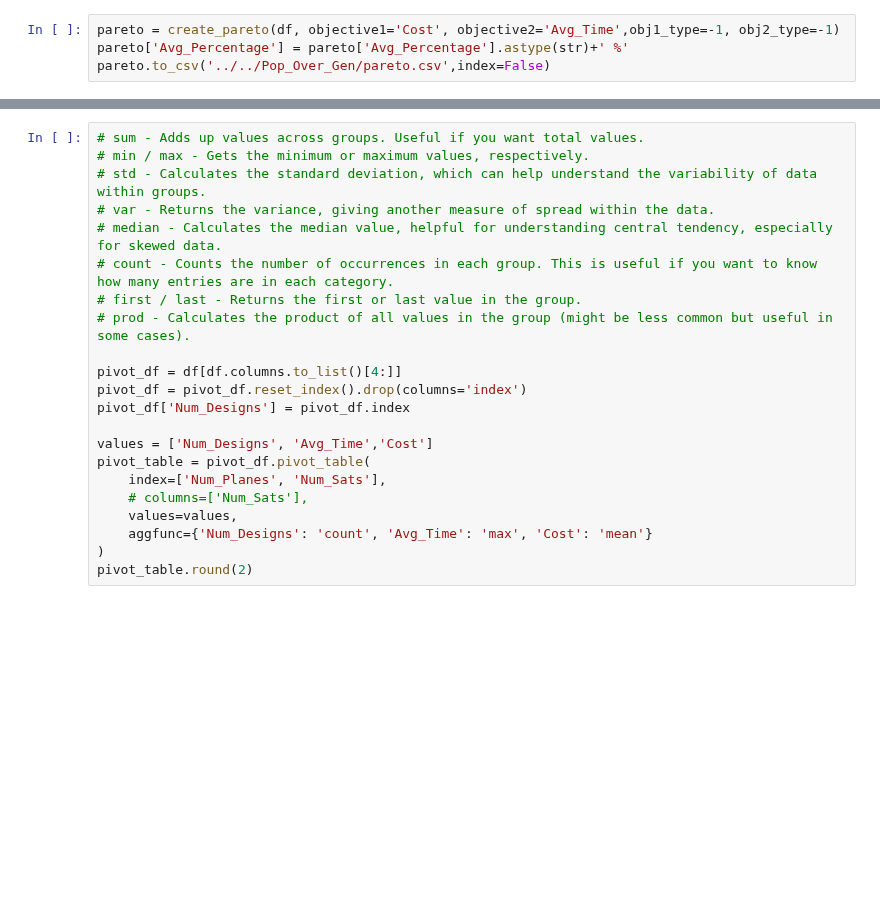
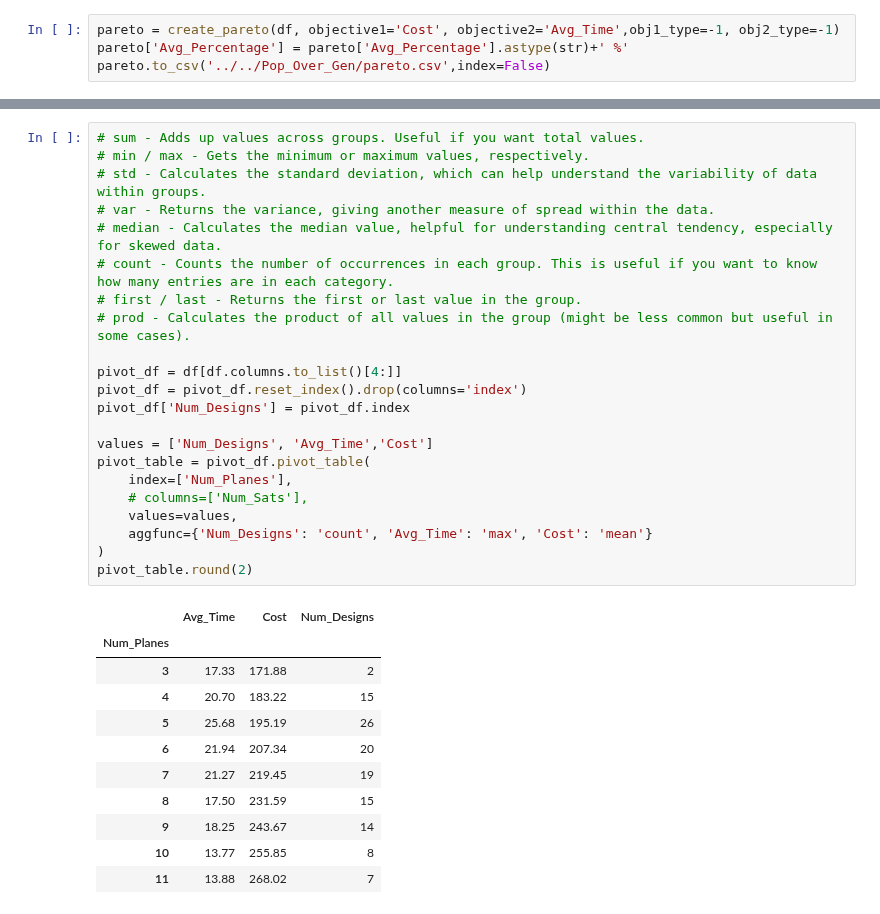
Before and after one commit to jjermstad24/STK_Simulation_Code, a Jupyter notebook: Subteam_Directories/OCD/Results.ipynb, the cells around one changed output, grey strips where cells are left out. Cells and saved outputs as stored; diff of their text form; blank space fills up the shorter version.

```diff
--- a/Subteam_Directories/OCD/Results.ipynb
+++ b/Subteam_Directories/OCD/Results.ipynb
@@ -35,22 +37,34 @@ df.to_csv('../../Pop_Over_Gen/historical.csv', index=False)
 # %%
 # sum - Adds up values across groups. Useful if you want total values.
 # min / max - Gets the minimum or maximum values, respectively.
 # std - Calculates the standard deviation, which can help understand the variability of data within groups.
 # var - Returns the variance, giving another measure of spread within the data.
 # median - Calculates the median value, helpful for understanding central tendency, especially for skewed data.
 # count - Counts the number of occurrences in each group. This is useful if you want to know how many entries are in each category.
 # first / last - Returns the first or last value in the group.
 # prod - Calculates the product of all values in the group (might be less common but useful in some cases).
 
 pivot_df = df[df.columns.to_list()[4:]]
 pivot_df = pivot_df.reset_index().drop(columns='index')
 pivot_df['Num_Designs'] = pivot_df.index
 
 values = ['Num_Designs', 'Avg_Time','Cost']
 pivot_table = pivot_df.pivot_table(
-    index=['Num_Planes', 'Num_Sats'],
+    index=['Num_Planes'],
     # columns=['Num_Sats'],
     values=values,
     aggfunc={'Num_Designs': 'count', 'Avg_Time': 'max', 'Cost': 'mean'}
 )
 pivot_table.round(2)
+# %% [output]
+|  | Avg_Time | Cost | Num_Designs |
+| Num_Planes |  |  |  |
+| 3 | 17.33 | 171.88 | 2 |
+| 4 | 20.70 | 183.22 | 15 |
+| 5 | 25.68 | 195.19 | 26 |
+| 6 | 21.94 | 207.34 | 20 |
+| 7 | 21.27 | 219.45 | 19 |
+| 8 | 17.50 | 231.59 | 15 |
+| 9 | 18.25 | 243.67 | 14 |
+| 10 | 13.77 | 255.85 | 8 |
+| 11 | 13.88 | 268.02 | 7 |
```
Also changed, not shown: parts of 5 cells of this notebook, 7 other files.
